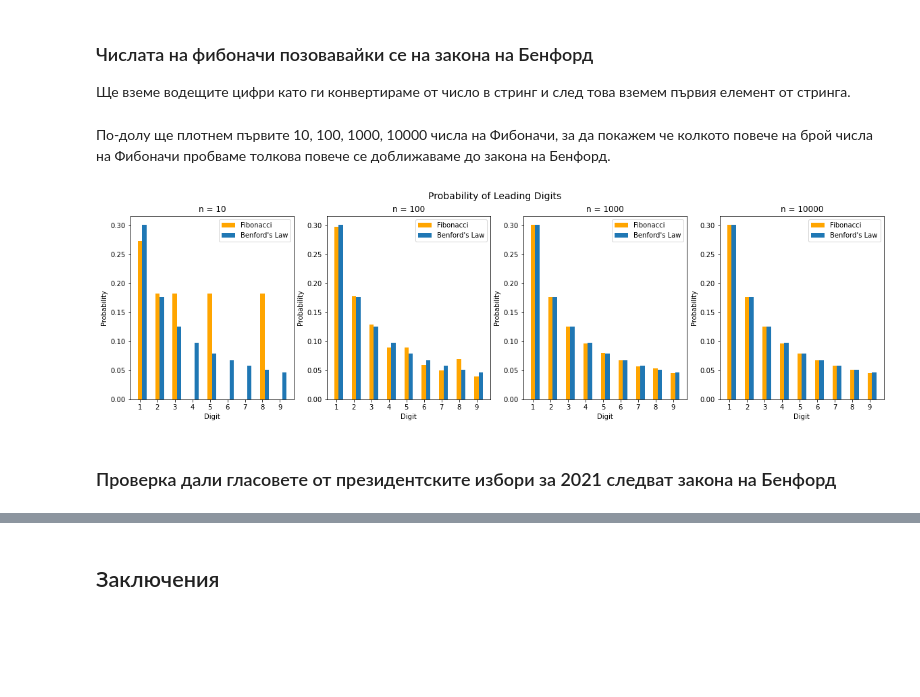
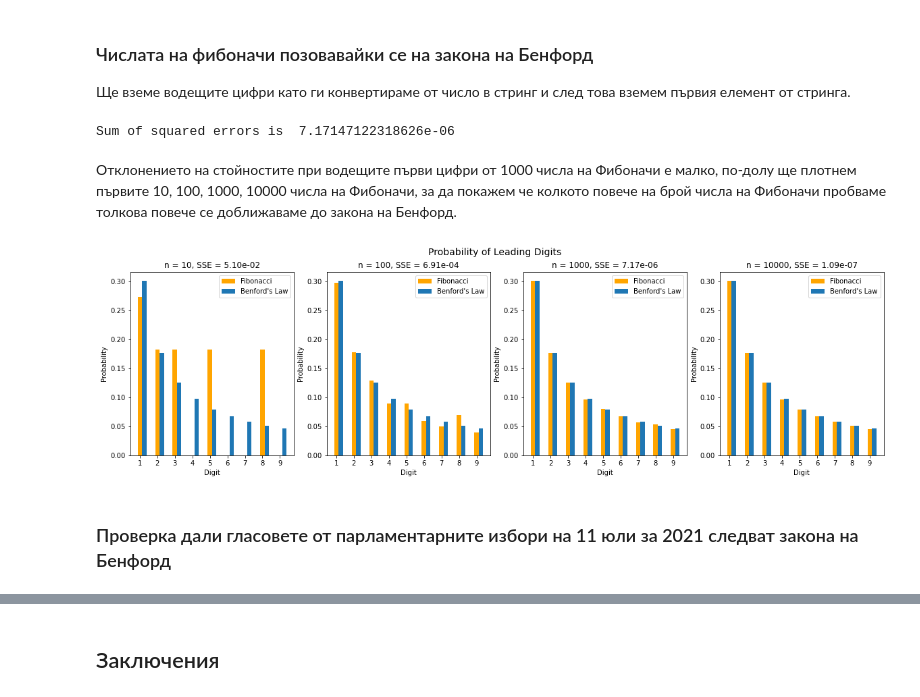
Before and after one commit to aleksoft1/benfords-law, a Jupyter notebook: Benford's Law.ipynb, the cells around one changed output, grey strips where cells are left out. Cells and saved outputs as stored; diff of their text form; code cells hidden in the pictures; blank space fills up the shorter version.

```diff
--- a/Benford's Law.ipynb
+++ b/Benford's Law.ipynb
@@ -147,30 +131,39 @@ def leading_digit_count(numbers):
     digit_dictionary['probability'] = digit_dictionary['count'] / len(numbers)
 
     return digit_dictionary
-# %% [markdown]
-По-долу ще плотнем първите 10, 100, 1000, 10000 числа на Фибоначи, за да покажем че колкото повече на брой числа на Фибоначи пробваме толкова повече се доближаваме до закона на Бенфорд.
+# %%
+leading_digit_prob = leading_digit_count(fibonacci_numbers)
+# TO-Do: да разуча за Sum of squared errors (да гледам видеото за интервюто: https://youtu.be/C8eyEhpKNgk?list=PLzovAkHb9ePlgfbY4EqoAB9dLrcxv-oHN&t=6841)
+# квадраатно отклонение е метрика за една променлива
+sse0 = np.sum((leading_digit_prob['probability'] - prob_digits) ** 2)
+
+print('Sum of squared errors is ', sse0)
+# %% [output]
+Sum of squared errors is  7.17147122318626e-06
+# %% [markdown]
+Отклонението на стойностите при водещите първи цифри от 1000 числа на Фибоначи е малко, по-долу ще плотнем първите 10, 100, 1000, 10000 числа на Фибоначи, за да покажем че колкото повече на брой числа на Фибоначи пробваме толкова повече се доближаваме до закона на Бенфорд.
 # %%
 plt.rc('font', size=10)
 fig, axs = plt.subplots(1, 4, figsize=(20,5))
-# Да разгледам подробно for цикъла
 for i, ax in enumerate(axs):
     n = 10 ** (i + 1)
     fib_nums = fibonacci(n)
     leading_digit_probability = leading_digit_count(fib_nums)
+    sse0 = np.sum((leading_digit_probability['probability'] - prob_digits) ** 2)
 
     ax.bar(leading_digit_probability['digit'], leading_digit_probability['probability'], width=0.25, color="orange")
     ax.bar(digits + 0.25, prob_digits, width=0.25)
 
     ax.set_xticks(leading_digit_probability['digit'])
     ax.set_xlabel('Digit')
     ax.set_ylabel('Probability')
-    ax.set_title(f'n = {n}')
+    ax.set_title(f'n = {n}, SSE = {sse0:.2e}')
 
     ax.legend(labels=['Fibonacci', "Benford's Law"])
 
 plt.suptitle(f'Probability of Leading Digits', fontsize=14)
 plt.show()
 # %% [output]
-[figure, old version]
+[figure, new version]
 # %% [markdown]
-### Проверка дали гласовете от президентските избори за 2021 следват закона на Бенфорд
+### Проверка дали гласовете от парламентарните избори на 11 юли за 2021 следват закона на Бенфорд
```
Also changed, not shown: parts of 6 cells of this notebook, 2 other files.
